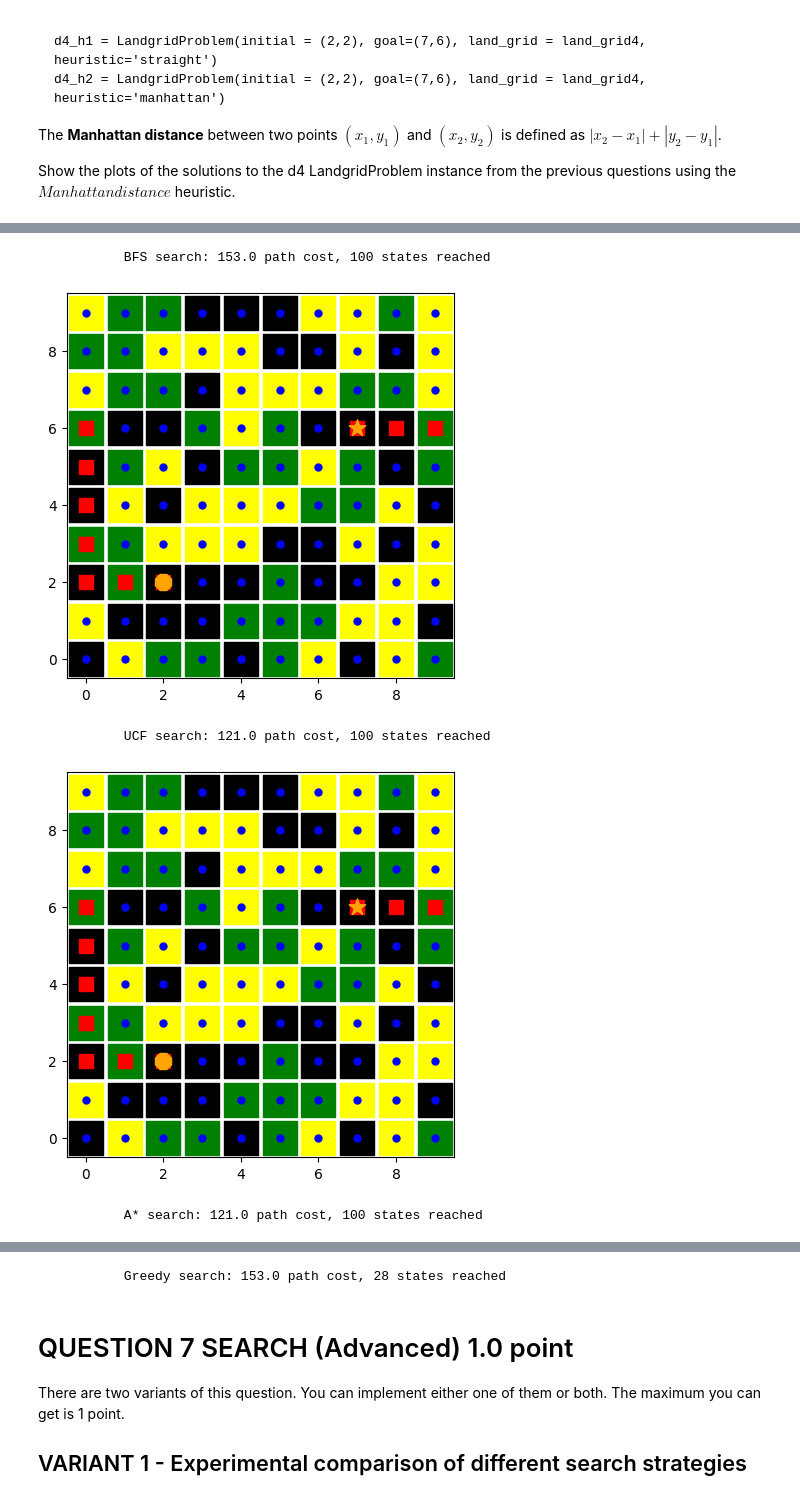
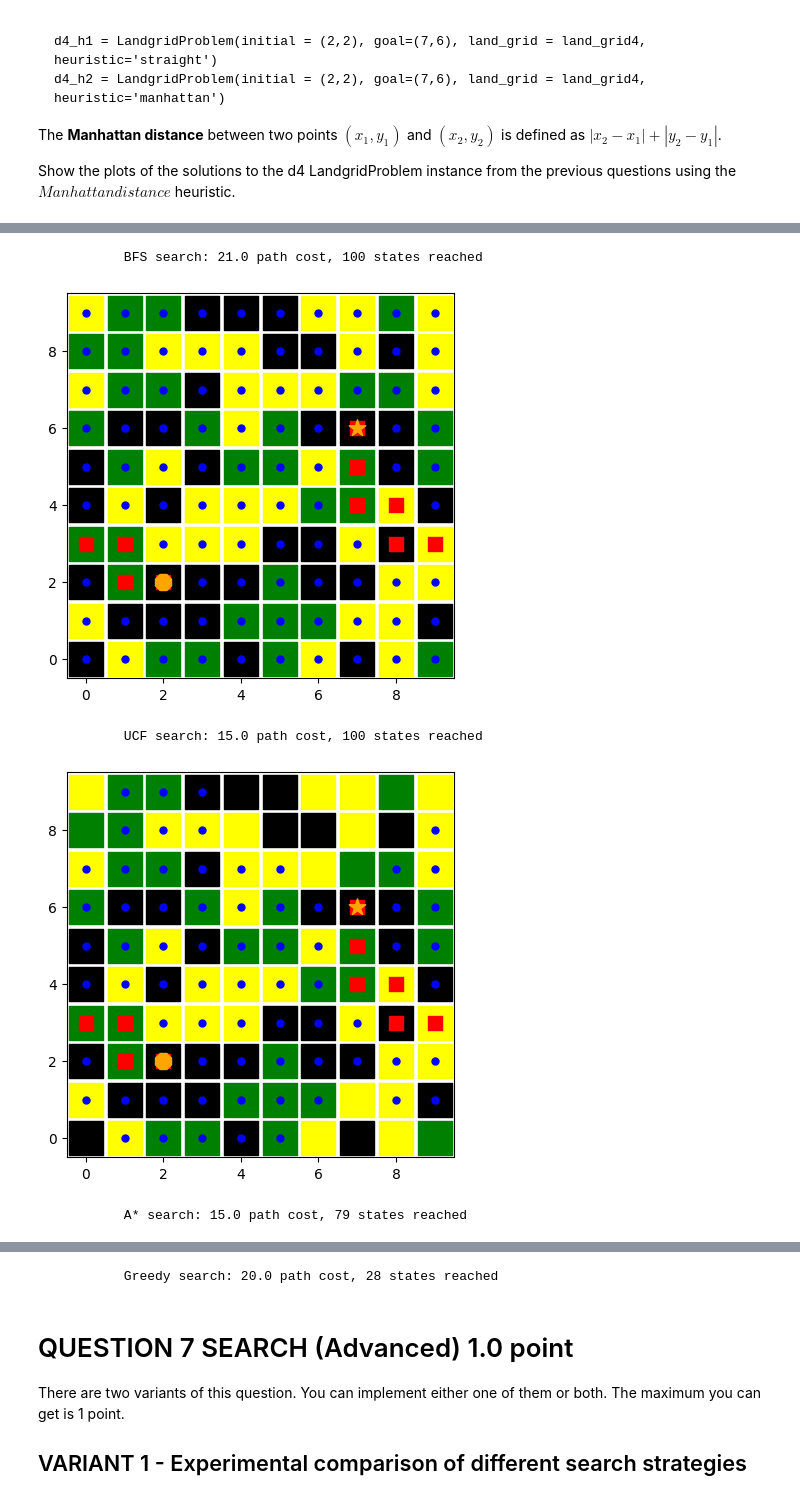
Before and after one commit to bhavanvir/CSC-421, a Jupyter notebook: Assignment 1 - Search and CSP/csc421_Fall_2023_asn1.ipynb, the cells around one changed output, grey strips where cells are left out. Cells and saved outputs as stored; diff of their text form; code cells hidden in the pictures.

```diff
--- a/Assignment 1 - Search and CSP/csc421_Fall_2023_asn1.ipynb
+++ b/Assignment 1 - Search and CSP/csc421_Fall_2023_asn1.ipynb
@@ -491,10 +491,8 @@ class LandgridProblem(Problem):
 
 
     def action_cost(self, s, action, s1):
-        sum = 0
-        for sCost, s1Cost in zip(s, s1):
-          sum += (sCost + s1Cost)
-        return sum
+        (x, y) = action
+        return self.land_grid[x][y]
 
     def h(self, node): return straight_line_distance(node.state, self.goal)
 
@@ -608,12 +606,9 @@ class LandgridProblem(Problem):
                   (-1, 0),          (1,  0),
                            (0, +1),        ]
 
-
     def action_cost(self, s, action, s1):
-        sum = 0
-        for sCost, s1Cost in zip(s, s1):
-          sum += (sCost + s1Cost)
-        return sum
+      (x, y) = action
+      return self.land_grid[x][y]
 
     def h(self, node):
       if self.heuristic == "straight":
@@ -621,40 +616,40 @@ class LandgridProblem(Problem):
       elif self.heuristic == "manhattan":
         return manhattan_distance(node.state, self.goal)
       return
 
     def result(self, state, action):
         "Both states and actions are represented by (x, y) pairs."
         return action if action not in self.obstacles else state
 
     def actions(self, state):
         """You can move one cell in any of `directions` to a non-obstacle cell."""
         x, y = state
         return {((x + dx) % self.size, (y + dy) % self.size) for (dx, dy) in self.directions} - self.obstacles
 
 def manhattan_distance(A, B):
   sum = 0
   for p1, p2 in zip(A, B):
     sum += abs(p2 - p1)
   return sum
 
 d4 = LandgridProblem(initial = (2,2), goal=(7,6), land_grid = land_grid4, heuristic = "manhattan")
 (bfs_d4, reached, frontiers) = breadth_first_bfs(d4)
 plot_grid_problem(d4, bfs_d4, reached, title='BFS', show=True)
 (ucs_d4, reached, frontiers) = uniform_cost_search(d4)
 plot_grid_problem(d4, ucs_d4, reached, title='UCF', show=True)
 (ass_d4, reached, frontiers) = astar_search(d4)
 plot_grid_problem(d4, ass_d4, reached, title='A*', show=True)
 (grs_d4, reached, frontiers) = greedy_bfs(d4)
 plot_grid_problem(d4, grs_d4, reached, title='Greedy', show=True)
 # %% [output]
 [figure]
-           BFS search: 153.0 path cost, 100 states reached
+           BFS search: 21.0 path cost, 100 states reached
-[figure, old version]
+[figure, new version]
-           UCF search: 121.0 path cost, 100 states reached
+           UCF search: 15.0 path cost, 100 states reached
-[figure, old version]
+[figure, new version]
-           A* search: 121.0 path cost, 100 states reached
+           A* search: 15.0 path cost, 79 states reached
 [figure]
-           Greedy search: 153.0 path cost, 28 states reached
+           Greedy search: 20.0 path cost, 28 states reached
 # %% [markdown]
 # QUESTION 7 SEARCH (Advanced) 1.0 point
 
```
Also changed, not shown: parts of 2 cells of this notebook.
